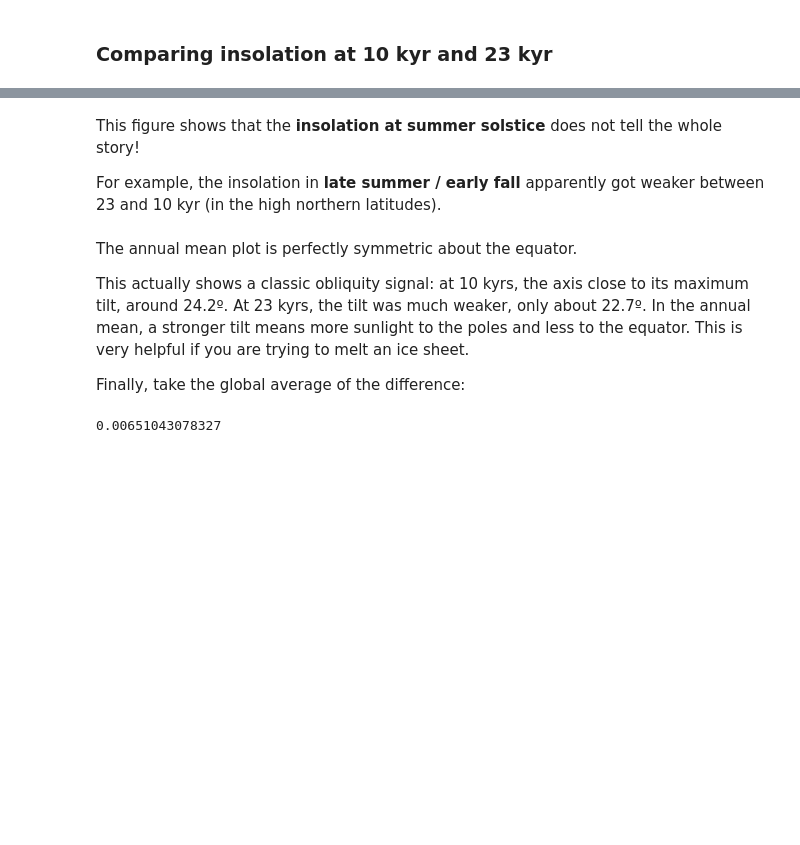
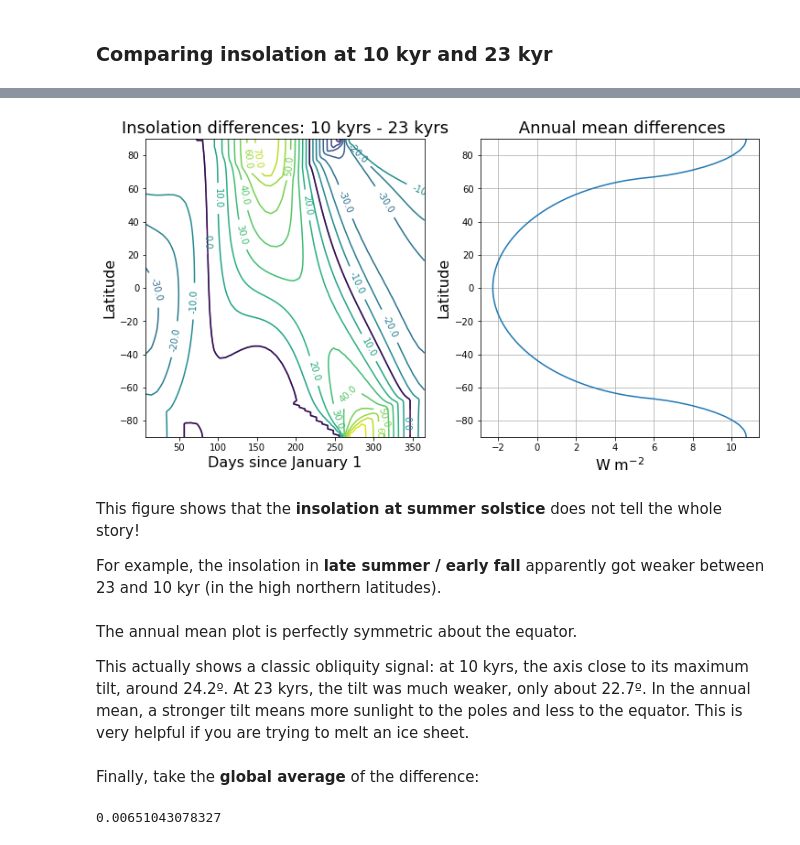
Before and after one commit to brian-rose/ClimateModeling_courseware, a Jupyter notebook: Lectures/Lecture12 -- Orbital variations.ipynb, the cells around one changed output, grey strips where cells are left out. Saved outputs shown, nothing was run; the diff lists cells and outputs as text; code cells hidden in the pictures; blank space fills up the shorter version.

```diff
--- a/Lectures/Lecture12 -- Orbital variations.ipynb
+++ b/Lectures/Lecture12 -- Orbital variations.ipynb
@@ -407,3 +429,8 @@ plt.show()
+# %%
+# repeat figure for display
+fig
+# %% [output]
+[figure, added]
 # %% [markdown]
 This figure shows that the **insolation at summer solstice** does not tell the whole story!
 
@@ -412,8 +439,8 @@ For example, the insolation in **late summer / early fall** apparently got weake
 The annual mean plot is perfectly symmetric about the equator.
 
 This actually shows a classic obliquity signal: at 10 kyrs, the axis close to its maximum tilt, around 24.2º. At 23 kyrs, the tilt was much weaker, only about 22.7º. In the annual mean, a stronger tilt means more sunlight to the poles and less to the equator. This is very helpful if you are trying to melt an ice sheet.
-
-Finally, take the global average of the difference:
+# %% [markdown]
+Finally, take the **global average** of the difference:
 # %%
 print np.average(np.mean(Qdiff,axis=1), weights=np.cos(np.deg2rad(lat)))
 # %% [output]
```
Also changed, not shown: parts of 37 cells of this notebook, 1 other file.
